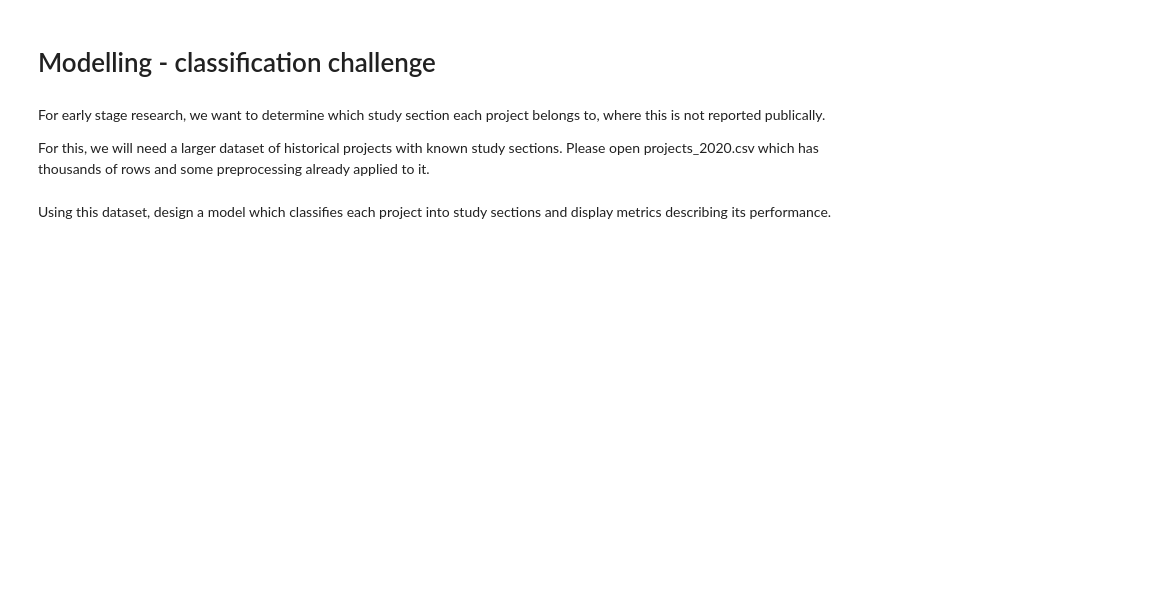
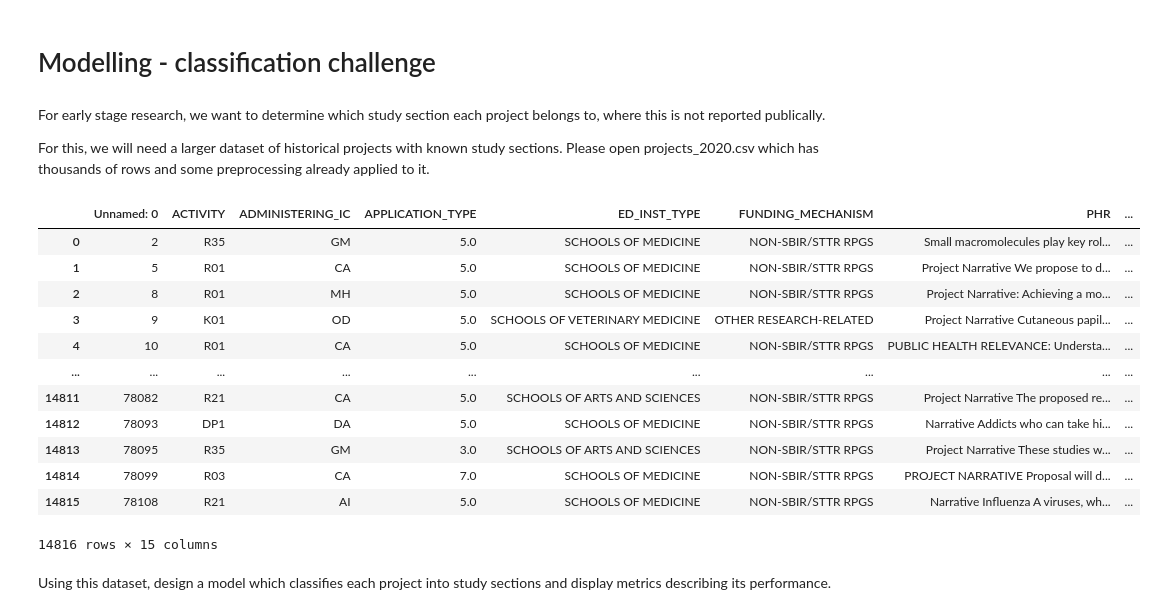
Before and after one commit to YunsyYin/Project_data_analytics, a Jupyter notebook: data_science_test_no_nlp.ipynb, the cells around one changed output. Drawn from its saved outputs; the diff is of its cells as text; code cells hidden in the pictures; blank space fills up the shorter version.

```diff
--- a/data_science_test_no_nlp.ipynb
+++ b/data_science_test_no_nlp.ipynb
@@ -192,5 +208,22 @@ Compute a metric describing the degree of correlation between the two series.
 For early stage research, we want to determine which study section each project belongs to, where this is not reported publically.
 
 For this, we will need a larger dataset of historical projects with known study sections. Please open projects_2020.csv which has thousands of rows and some preprocessing already applied to it.
+# %%
+project_2020 = pd.read_csv('./projects_2020.csv')
+project_2020
+# %% [output]
+|  | Unnamed: 0 | ACTIVITY | ADMINISTERING_IC | APPLICATION_TYPE | ED_INST_TYPE | FUNDING_MECHANISM | PHR | ... |
+| 0 | 2 | R35 | GM | 5.0 | SCHOOLS OF MEDICINE | NON-SBIR/STTR RPGS | Small macromolecules play key rol... | ... |
+| 1 | 5 | R01 | CA | 5.0 | SCHOOLS OF MEDICINE | NON-SBIR/STTR RPGS | Project Narrative We propose to d... | ... |
+| 2 | 8 | R01 | MH | 5.0 | SCHOOLS OF MEDICINE | NON-SBIR/STTR RPGS | Project Narrative: Achieving a mo... | ... |
+| 3 | 9 | K01 | OD | 5.0 | SCHOOLS OF VETERINARY MEDICINE | OTHER RESEARCH-RELATED | Project Narrative Cutaneous papil... | ... |
+| 4 | 10 | R01 | CA | 5.0 | SCHOOLS OF MEDICINE | NON-SBIR/STTR RPGS | PUBLIC HEALTH RELEVANCE: Understa... | ... |
+| ... | ... | ... | ... | ... | ... | ... | ... | ... |
+| 14811 | 78082 | R21 | CA | 5.0 | SCHOOLS OF ARTS AND SCIENCES | NON-SBIR/STTR RPGS | Project Narrative The proposed re... | ... |
+| 14812 | 78093 | DP1 | DA | 5.0 | SCHOOLS OF MEDICINE | NON-SBIR/STTR RPGS | Narrative Addicts who can take hi... | ... |
+| 14813 | 78095 | R35 | GM | 3.0 | SCHOOLS OF ARTS AND SCIENCES | NON-SBIR/STTR RPGS | Project Narrative These studies w... | ... |
+| 14814 | 78099 | R03 | CA | 7.0 | SCHOOLS OF MEDICINE | NON-SBIR/STTR RPGS | PROJECT NARRATIVE Proposal will d... | ... |
+| 14815 | 78108 | R21 | AI | 5.0 | SCHOOLS OF MEDICINE | NON-SBIR/STTR RPGS | Narrative Influenza A viruses, wh... | ... |
+14816 rows × 15 columns
 # %% [markdown]
 Using this dataset, design a model which classifies each project into study sections and display metrics describing its performance.
```
Also changed, not shown: parts of 8 cells of this notebook.
